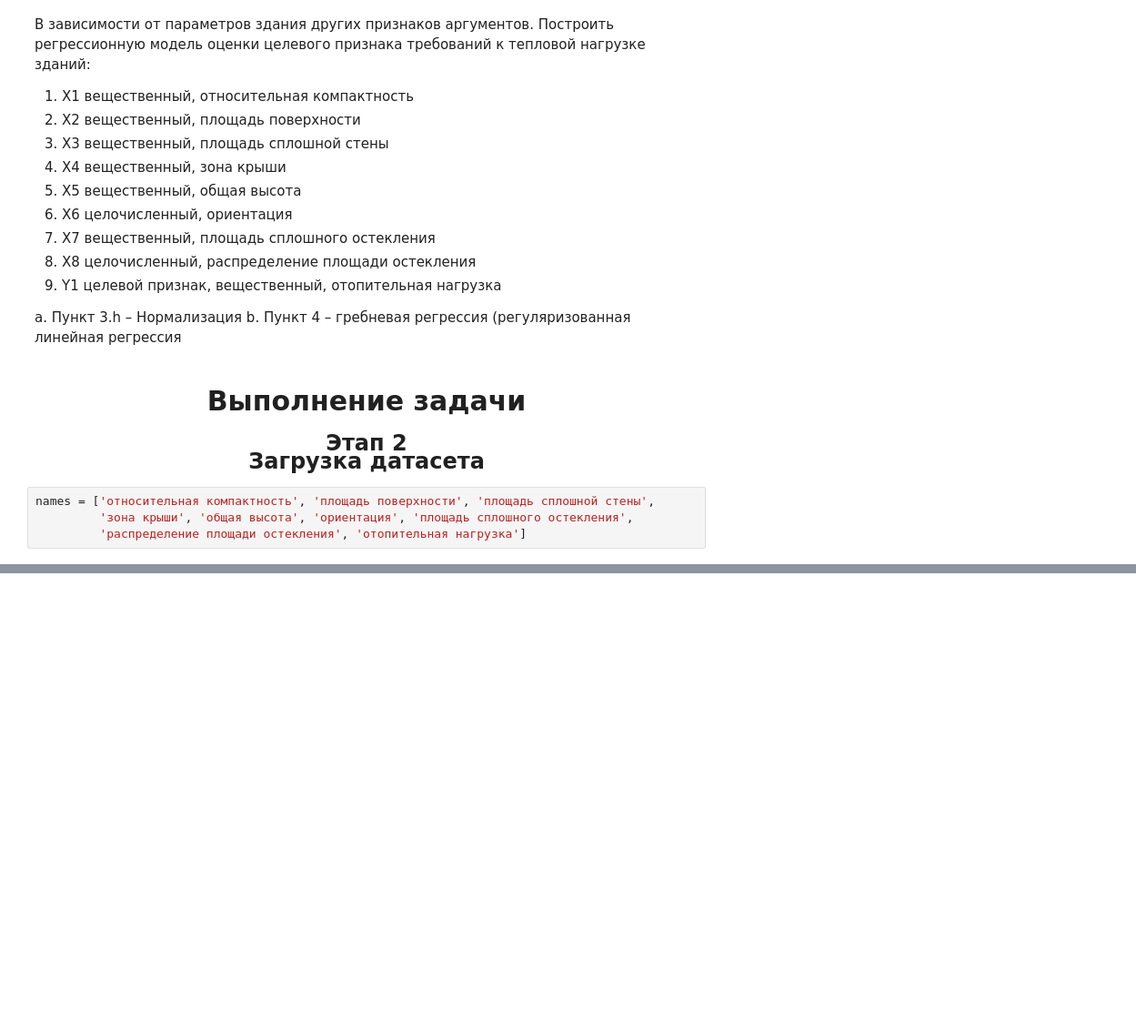
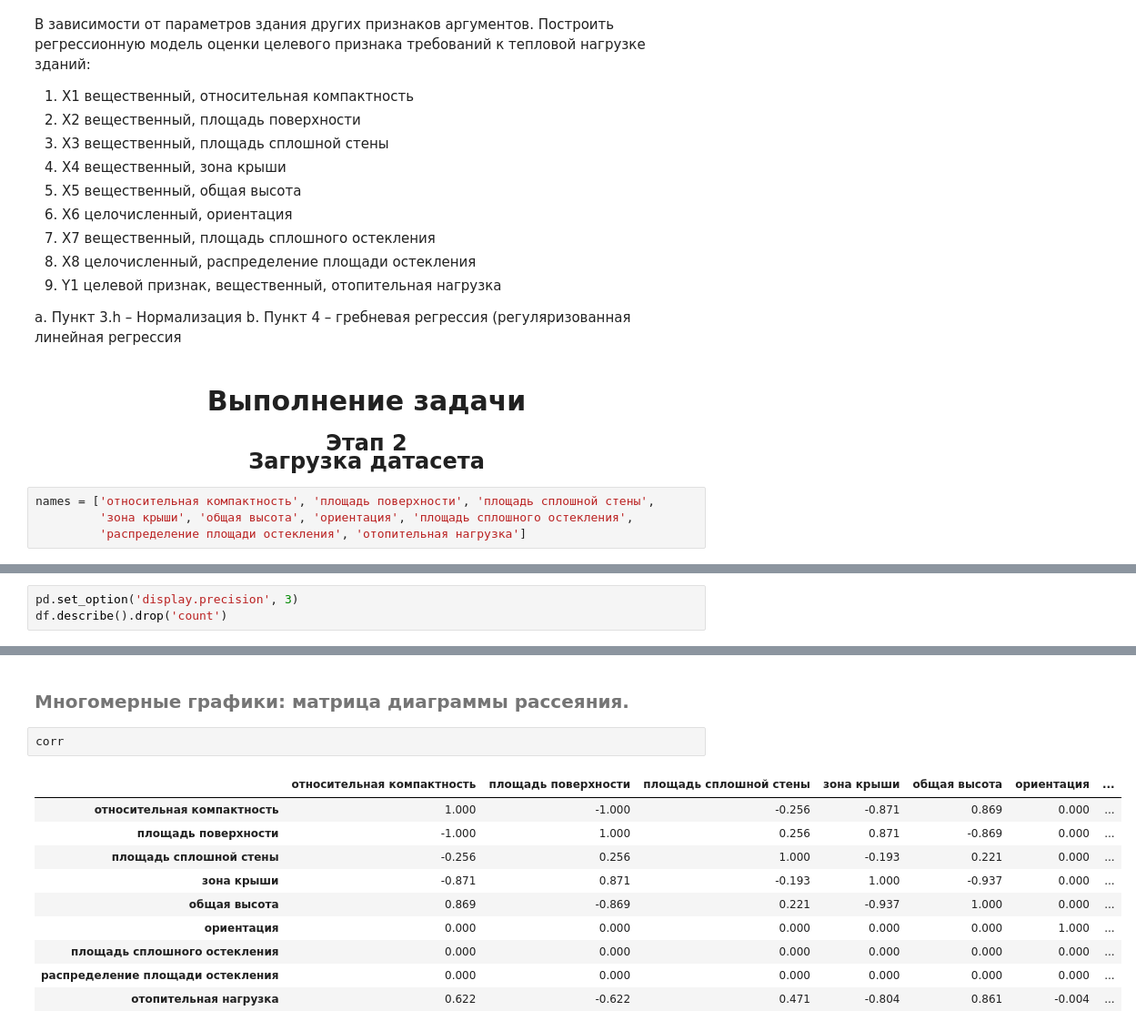
Before and after one commit to nikoloskorzun/Intelligent_analysis_and_data_processing, a Jupyter notebook: Intelligent analysis and data processing/lab1/lab1.ipynb, the cells around one changed output, grey strips where cells are left out. Shown at 91% size. Saved outputs shown, nothing was run; the diff lists cells and outputs as text; blank space fills up the shorter version.

```diff
--- a/Intelligent analysis and data processing/lab1/lab1.ipynb
+++ b/Intelligent analysis and data processing/lab1/lab1.ipynb
@@ -50,0 +93,3 @@ df.head()
+# %%
+pd.set_option('display.precision', 3)
+df.describe().drop('count')
@@ -50,0 +216,15 @@ df.head()
+# %% [markdown]
+<h6 style="text-align: left; font-size: 20px;">Многомерные графики: матрица диаграммы рассеяния.</h6>
+# %%
+corr
+# %% [output]
+|  | относительная компактность | площадь поверхности | площадь сплошной стены | зона крыши | общая высота | ориентация | ... |
+| относительная компактность | 1.000 | -1.000 | -0.256 | -0.871 | 0.869 | 0.000 | ... |
+| площадь поверхности | -1.000 | 1.000 | 0.256 | 0.871 | -0.869 | 0.000 | ... |
+| площадь сплошной стены | -0.256 | 0.256 | 1.000 | -0.193 | 0.221 | 0.000 | ... |
+| зона крыши | -0.871 | 0.871 | -0.193 | 1.000 | -0.937 | 0.000 | ... |
+| общая высота | 0.869 | -0.869 | 0.221 | -0.937 | 1.000 | 0.000 | ... |
+| ориентация | 0.000 | 0.000 | 0.000 | 0.000 | 0.000 | 1.000 | ... |
+| площадь сплошного остекления | 0.000 | 0.000 | 0.000 | 0.000 | 0.000 | 0.000 | ... |
+| распределение площади остекления | 0.000 | 0.000 | 0.000 | 0.000 | 0.000 | 0.000 | ... |
+| отопительная нагрузка | 0.622 | -0.622 | 0.471 | -0.804 | 0.861 | -0.004 | ... |
```
Also changed, not shown: parts of 15 cells of this notebook.
